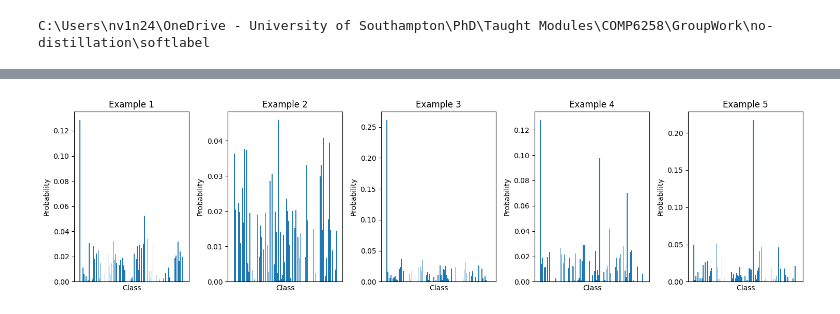
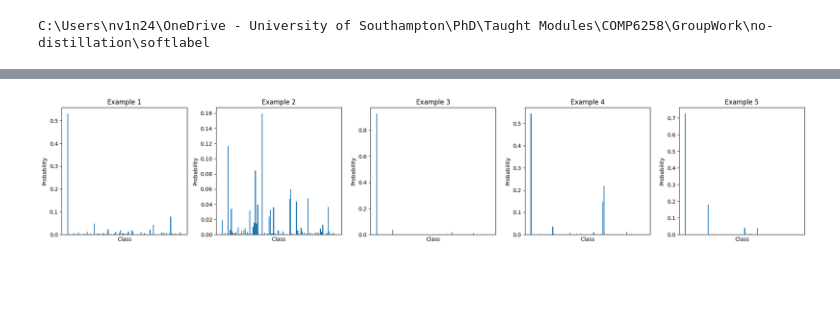
Before and after one commit to COMP6258-Reproducibility-Challenge/no-distillation-reproduction, a Jupyter notebook: AdHocLabel.ipynb, the cells around one changed output, grey strips where cells are left out. Saved outputs shown, nothing was run; the diff lists cells and outputs as text; code cells hidden in the pictures; blank space fills up the shorter version.

```diff
--- a/AdHocLabel.ipynb
+++ b/AdHocLabel.ipynb
@@ -116,23 +79,0 @@ Saved soft labels to: /content/soft_labels.pt
-# %%
-# Visualize the soft labels
-
-import matplotlib.pyplot as plt
-import random
-
-num_examples_to_visualize = 5  # Number of examples to visualize
-
-# Generate random indices for examples
-random_indices = random.sample(range(len(noisy_soft_labels)), num_examples_to_visualize)
-
-plt.figure(figsize=(12, 6))  # Adjust figure size if needed
-
-for i, index in enumerate(random_indices):
-    plt.subplot(1, num_examples_to_visualize, i + 1)  # Create subplots
-    plt.bar(range(num_classes), noisy_soft_labels[index].cpu().numpy())  # Plot soft labels
-    plt.title(f"Example {i + 1}")
-    plt.xlabel("Class")
-    plt.ylabel("Probability")
-    plt.xticks([])  # Remove x-axis ticks for clarity
-
-plt.tight_layout()  # Adjust spacing between subplots
-plt.show()
@@ -235,33 +187,33 @@ ZeroDivisionError: integer modulo by zero
 # %%
 import torch
 import matplotlib.pyplot as plt
 import random
 
 # Load soft labels from file
-labels = torch.load("../noisy_labels_std0.05.pt")  # Adjust path if needed
+labels = torch.load("../../labels_swapped_IPC10_ExpEpoch57_4.pt")  # Adjust path if needed
 
 num_classes = labels.shape[1]
 num_examples_to_visualize = 5
 
 # Pick random samples
 #example_indices = random.sample(range(len(labels)), num_examples_to_visualize)
 
 
 # Pick non random sample
 example_indices = list(range(num_examples_to_visualize))
 
 
-plt.figure(figsize=(15, 4))
+plt.figure(figsize=(20, 4))
 
 for i, idx in enumerate(example_indices):
     plt.subplot(1, num_examples_to_visualize, i + 1)
     plt.bar(range(num_classes), labels[idx].cpu().numpy())
     plt.title(f"Example {i + 1}")
     plt.xlabel("Class")
     plt.ylabel("Probability")
     plt.xticks([])  # Hide class labels for cleaner look
 
 plt.tight_layout()
 plt.show()
 # %% [output]
-[figure, old version]
+[figure, new version]
```
Also changed, not shown: parts of 14 cells of this notebook.
